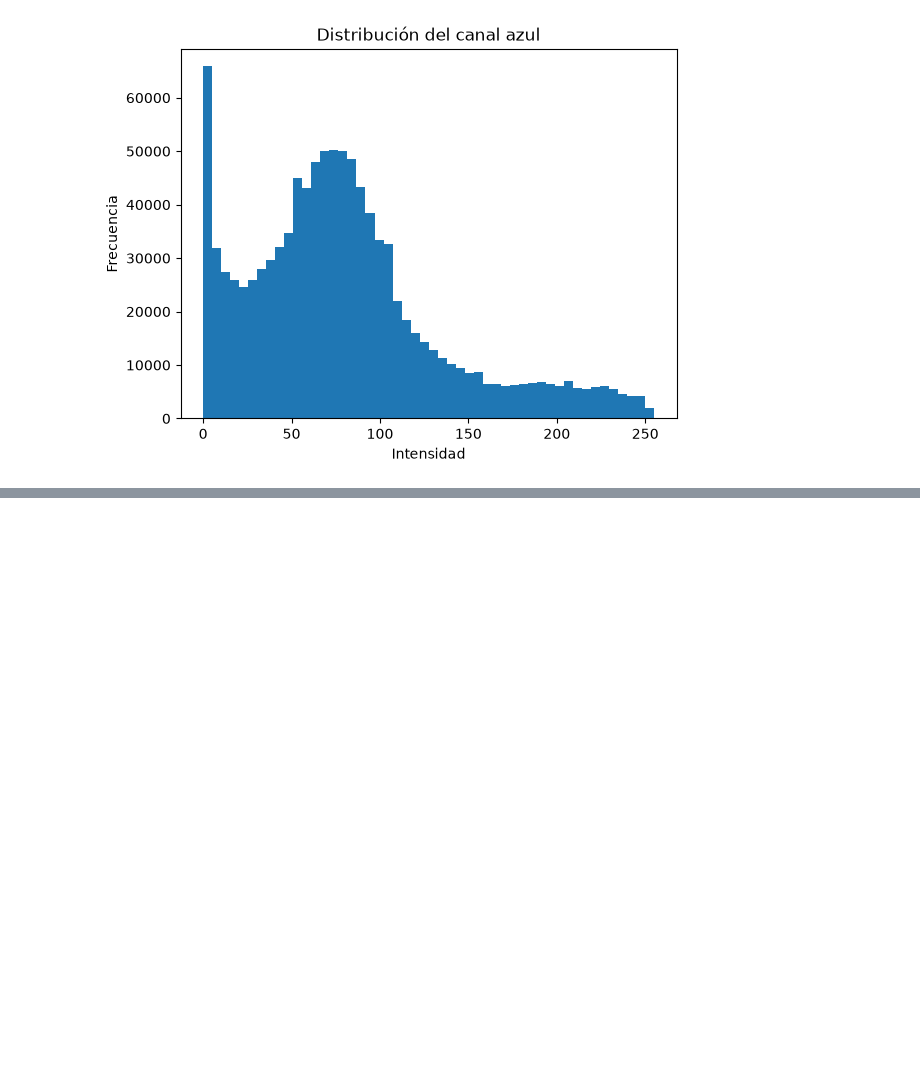
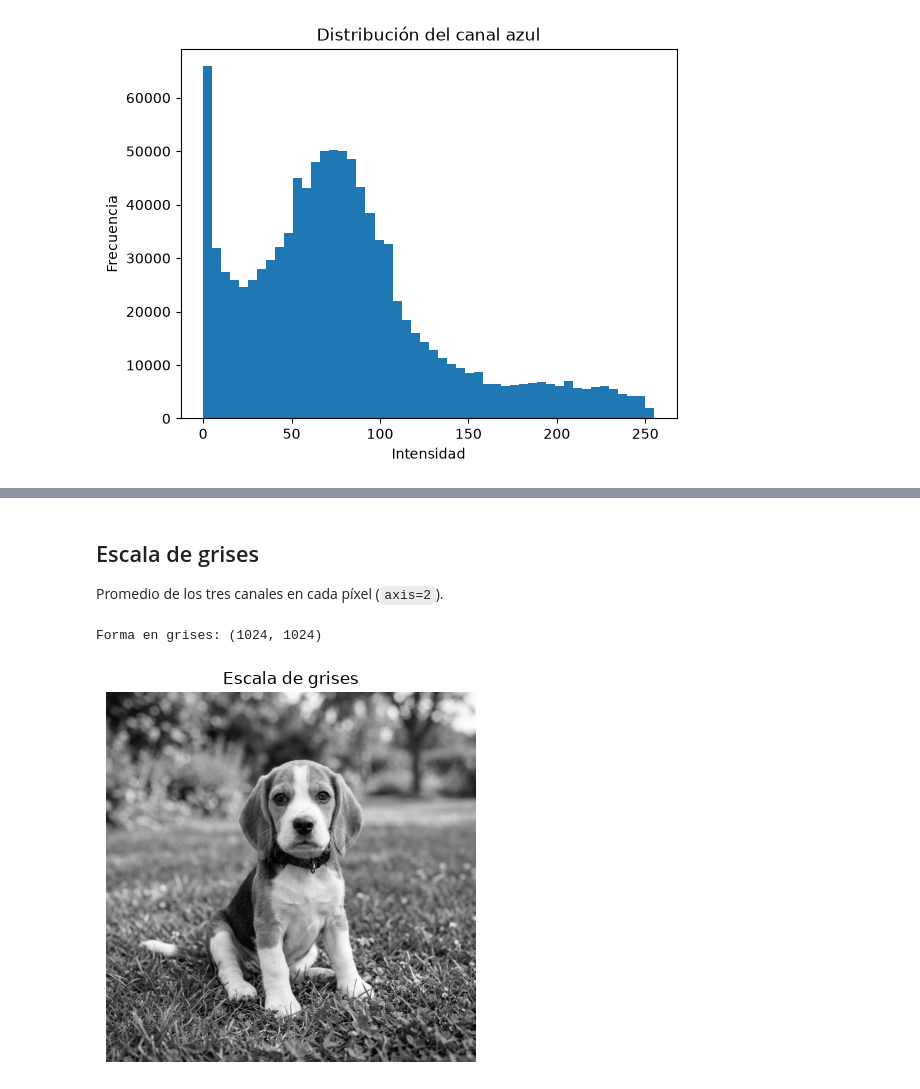
Before and after one commit to Alkeops/numpy, a Jupyter notebook: 2_ejercicios.ipynb, the cells around one changed output, grey strips where cells are left out. Drawn from its saved outputs; the diff is of its cells as text; code cells hidden in the pictures; blank space fills up the shorter version.

Commit message:
Add own numpy and image exercises

```diff
--- a/2_ejercicios.ipynb
+++ b/2_ejercicios.ipynb
@@ -111,0 +116,14 @@ plt.show()
+# %% [markdown]
+## Escala de grises
+
+Promedio de los tres canales en cada píxel (`axis=2`).
+# %%
+gray = img.mean(axis=2)
+print('Forma en grises:', gray.shape)
+plt.imshow(gray, cmap='gray')
+plt.axis('off')
+plt.title('Escala de grises')
+plt.show()
+# %% [output]
+Forma en grises: (1024, 1024)
+[figure, added]
```
Also changed, not shown: parts of 5 cells of this notebook, 1 other file.
